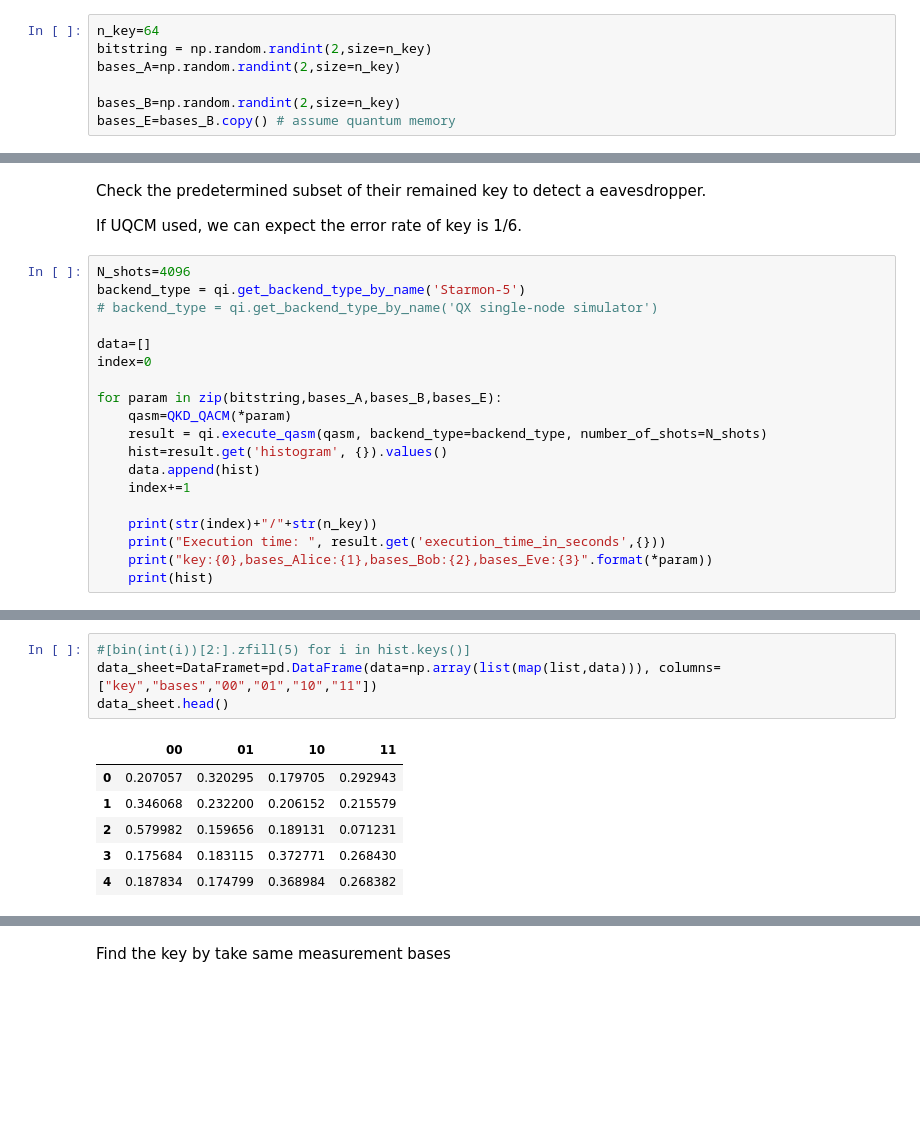
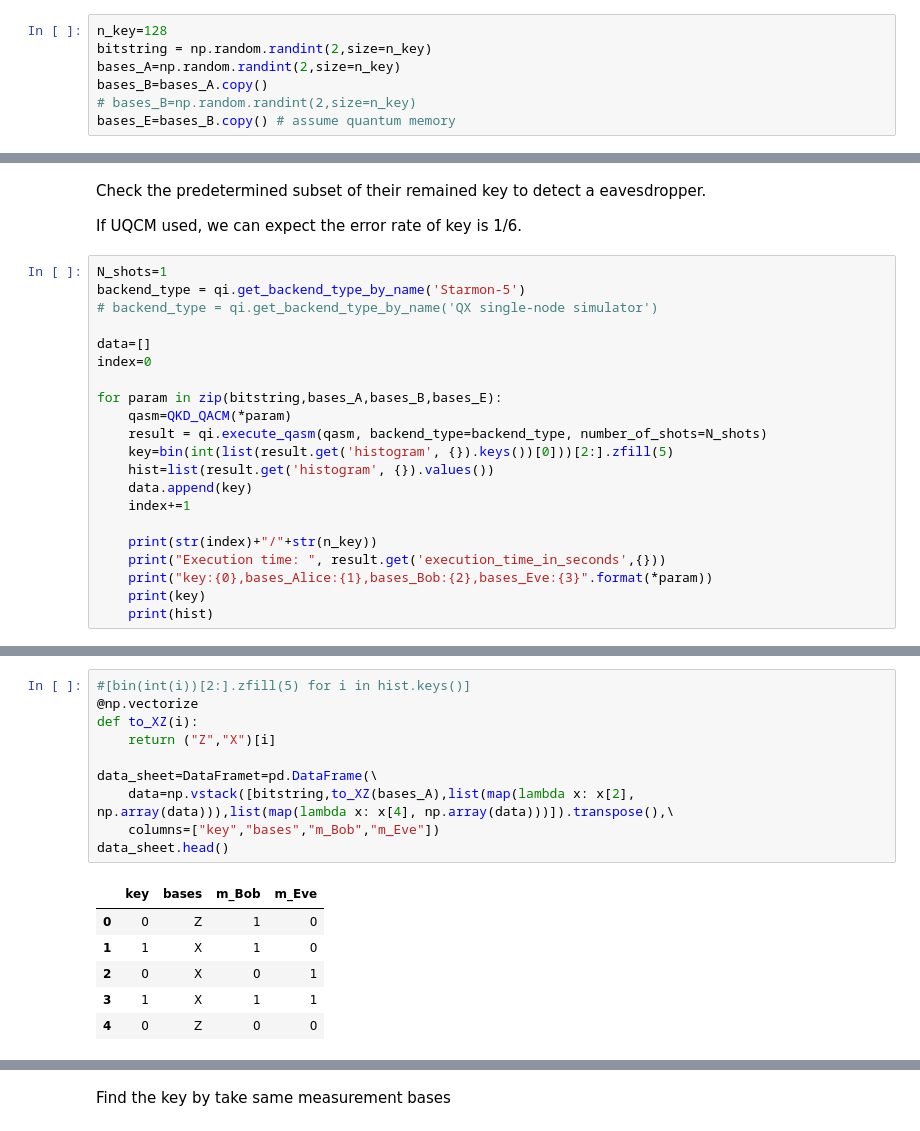
Before and after one commit to EigenSolver/QI_Project2020, a Jupyter notebook: QKD_Invasion.ipynb, the cells around one changed output, grey strips where cells are left out. Drawn from its saved outputs; the diff is of its cells as text; blank space fills up the shorter version.

```diff
--- a/QKD_Invasion.ipynb
+++ b/QKD_Invasion.ipynb
@@ -38,9 +41,9 @@ Bob generate the key and measurement bases
 # %%
-n_key=64
+n_key=128
 bitstring = np.random.randint(2,size=n_key)
 bases_A=np.random.randint(2,size=n_key)
-
-bases_B=np.random.randint(2,size=n_key)
+bases_B=bases_A.copy()
+# bases_B=np.random.randint(2,size=n_key)
 bases_E=bases_B.copy() # assume quantum memory
 # %% [markdown]
 The expection key length is 1/2 of the random bitstring.
@@ -117,7 +120,7 @@ Check the predetermined subset of their remained key to detect a eavesdropper.
 
 If UQCM used, we can expect the error rate of key is 1/6.
 # %%
-N_shots=4096
+N_shots=1
 backend_type = qi.get_backend_type_by_name('Starmon-5')
 # backend_type = qi.get_backend_type_by_name('QX single-node simulator')
 
@@ -127,12 +130,14 @@ index=0
 for param in zip(bitstring,bases_A,bases_B,bases_E):
     qasm=QKD_QACM(*param)
     result = qi.execute_qasm(qasm, backend_type=backend_type, number_of_shots=N_shots)
-    hist=result.get('histogram', {}).values()
-    data.append(hist)
+    key=bin(int(list(result.get('histogram', {}).keys())[0]))[2:].zfill(5)
+    hist=list(result.get('histogram', {}).values())
+    data.append(key)
     index+=1
 
     print(str(index)+"/"+str(n_key))
     print("Execution time: ", result.get('execution_time_in_seconds',{}))
     print("key:{0},bases_Alice:{1},bases_Bob:{2},bases_Eve:{3}".format(*param))
+    print(key)
     print(hist)
 # %% [output]
@@ -156,11 +161,17 @@ odict_values([0.16768916155419222, 0.24267211997273347, 0.23858214042263123, 0.3
 # %%
 #[bin(int(i))[2:].zfill(5) for i in hist.keys()]
-data_sheet=DataFramet=pd.DataFrame(data=np.array(list(map(list,data))), columns=["key","bases","00","01","10","11"])
+@np.vectorize
+def to_XZ(i):
+    return ("Z","X")[i]
+
+data_sheet=DataFramet=pd.DataFrame(\
+    data=np.vstack([bitstring,to_XZ(bases_A),list(map(lambda x: x[2], np.array(data))),list(map(lambda x: x[4], np.array(data)))]).transpose(),\
+    columns=["key","bases","m_Bob","m_Eve"])
 data_sheet.head()
 # %% [output]
-|  | 00 | 01 | 10 | 11 |
-| 0 | 0.207057 | 0.320295 | 0.179705 | 0.292943 |
-| 1 | 0.346068 | 0.232200 | 0.206152 | 0.215579 |
-| 2 | 0.579982 | 0.159656 | 0.189131 | 0.071231 |
-| 3 | 0.175684 | 0.183115 | 0.372771 | 0.268430 |
-| 4 | 0.187834 | 0.174799 | 0.368984 | 0.268382 |
+|  | key | bases | m_Bob | m_Eve |
+| 0 | 0 | Z | 1 | 0 |
+| 1 | 1 | X | 1 | 0 |
+| 2 | 0 | X | 0 | 1 |
+| 3 | 1 | X | 1 | 1 |
+| 4 | 0 | Z | 0 | 0 |
```
Also changed, not shown: parts of 21 cells of this notebook, 4 other files.
